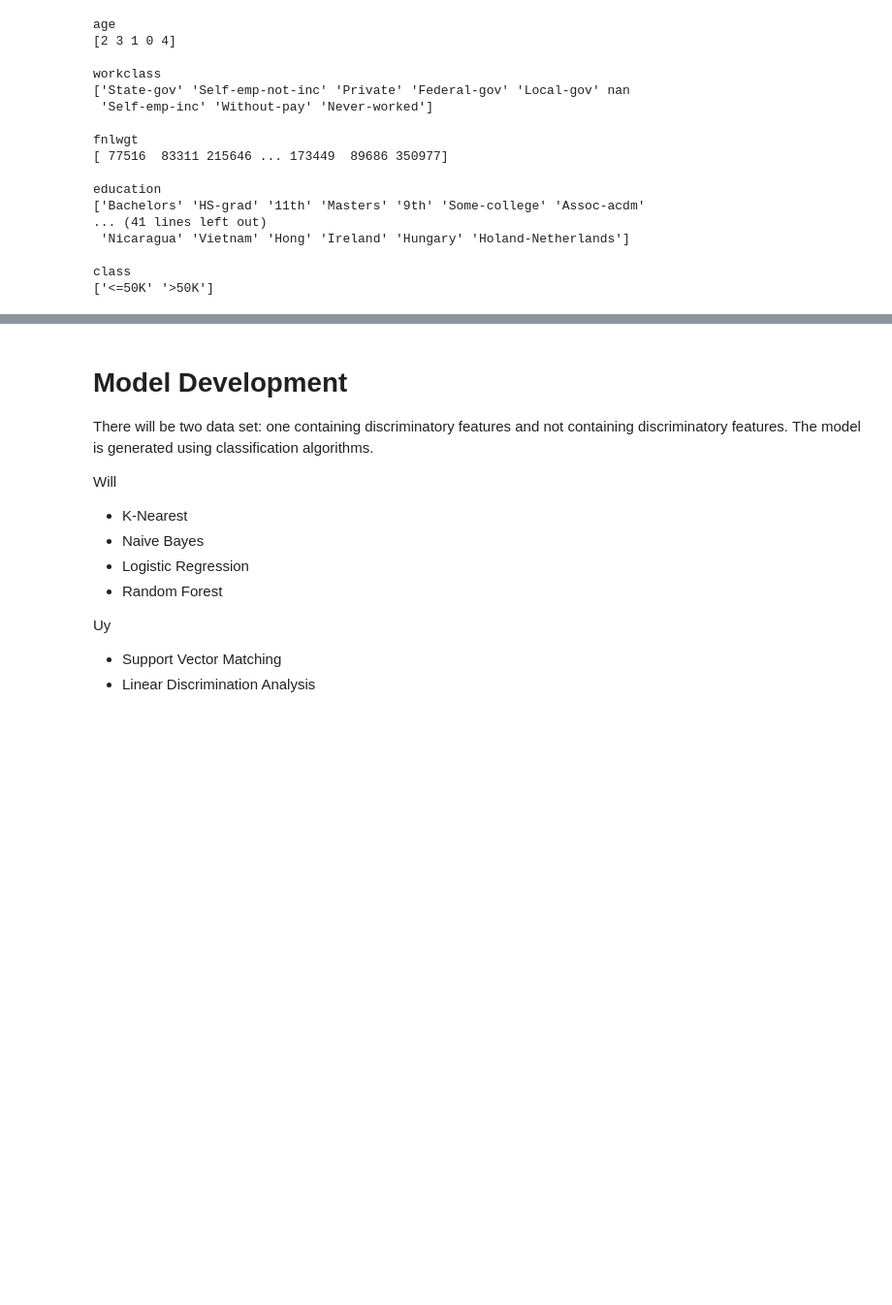
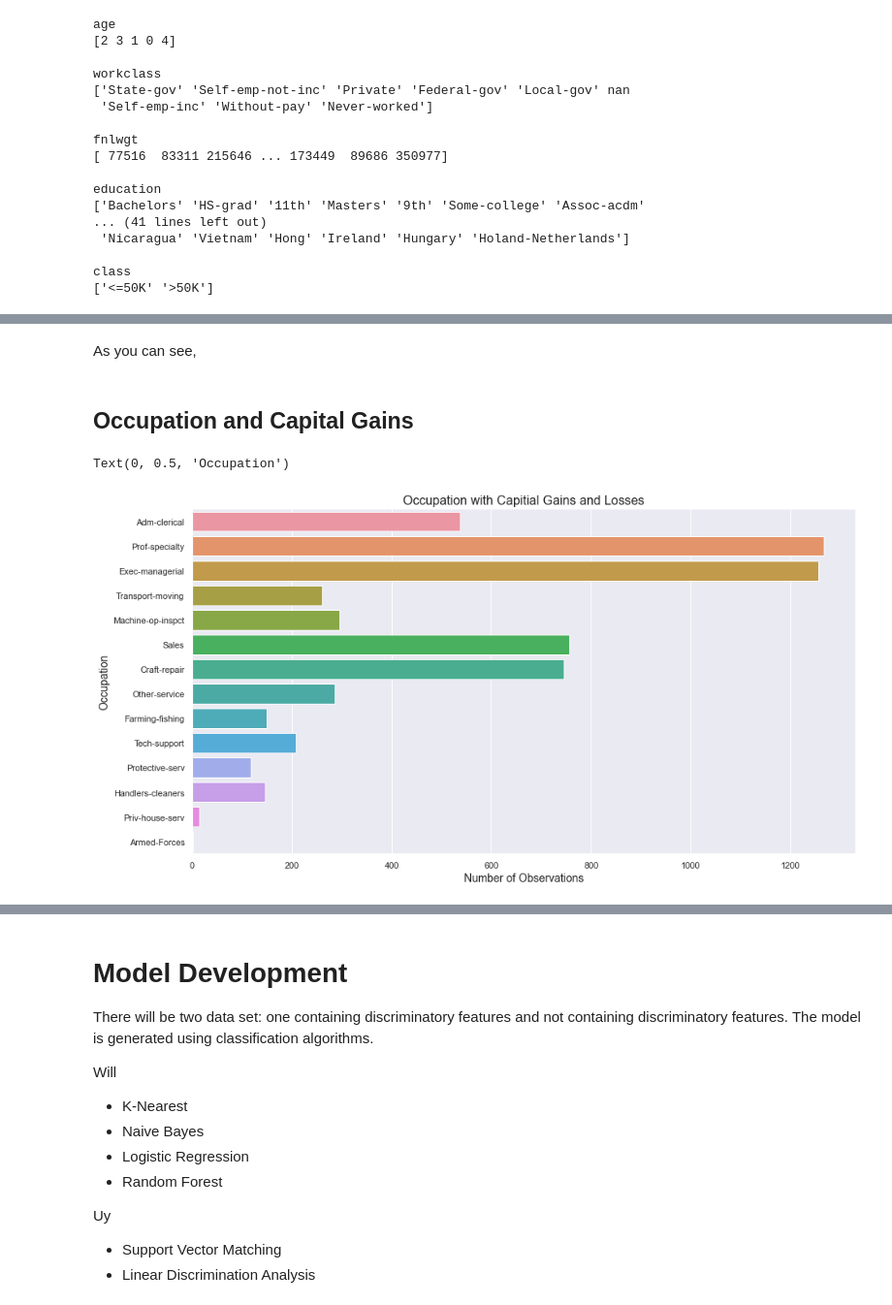
Before and after one commit to plasticfruittree/SciComp_Project, a Jupyter notebook: main.ipynb, the cells around one changed output, grey strips where cells are left out. Shown: that part at 97% size. Cells and saved outputs as stored; diff of their text form; code cells hidden in the pictures; blank space fills up the shorter version.

```diff
--- a/main.ipynb
+++ b/main.ipynb
@@ -177,0 +103,13 @@ sns.countplot(x = 'class', hue = 'workclass', data = df3, palette = 'husl')
+# %% [markdown]
+As you can see,
+# %% [markdown]
+## Occupation and Capital Gains
+# %%
+afford_capital = df[(df["capitalgain"] != 0 )| (df["capitalloss"] != 0)]
+sns.countplot(data = afford_capital, y = 'occupation')
+plt.title("Occupation with Capitial Gains and Losses", fontsize = 16)
+plt.xlabel("Number of Observations", fontsize = 14)
+plt.ylabel("Occupation", fontsize = 14)
+# %% [output]
+Text(0, 0.5, 'Occupation')
+[figure, added]
```
Also changed, not shown: parts of 25 cells of this notebook.
